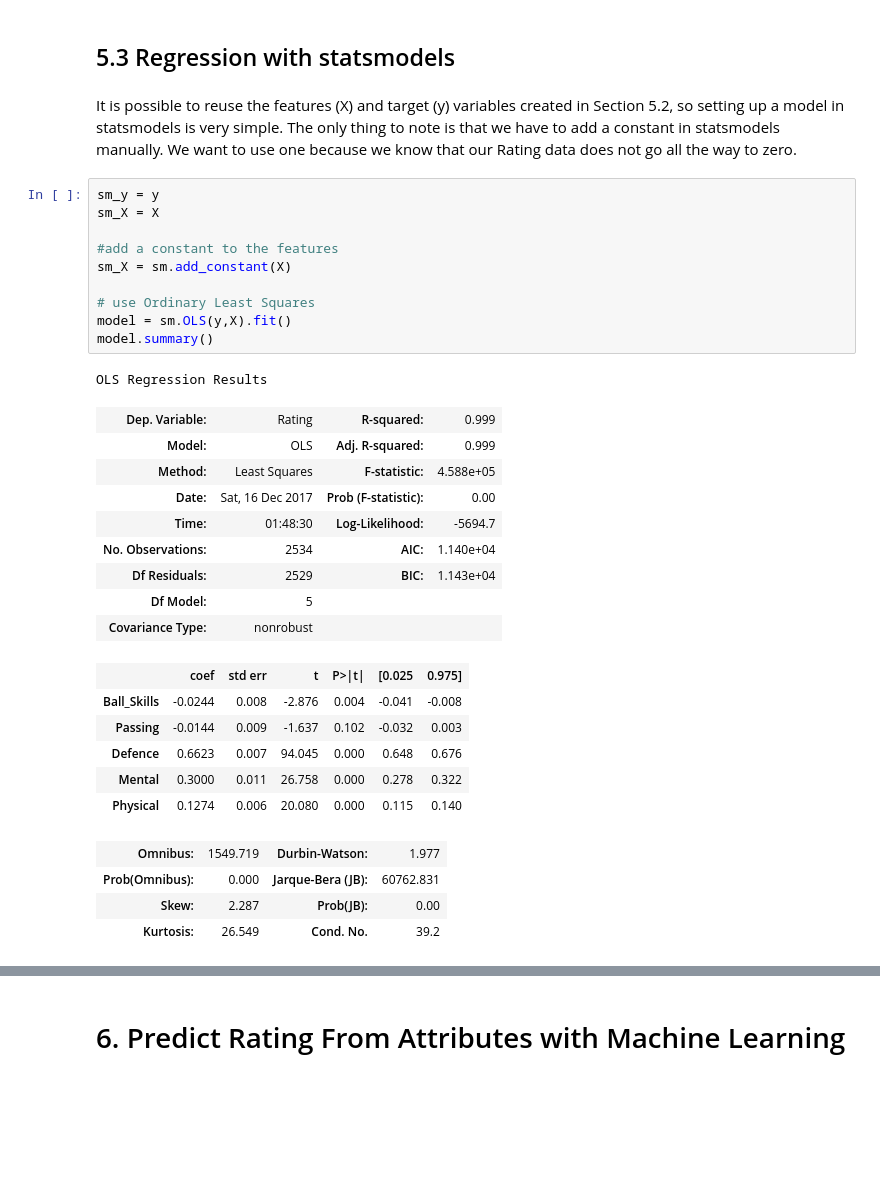
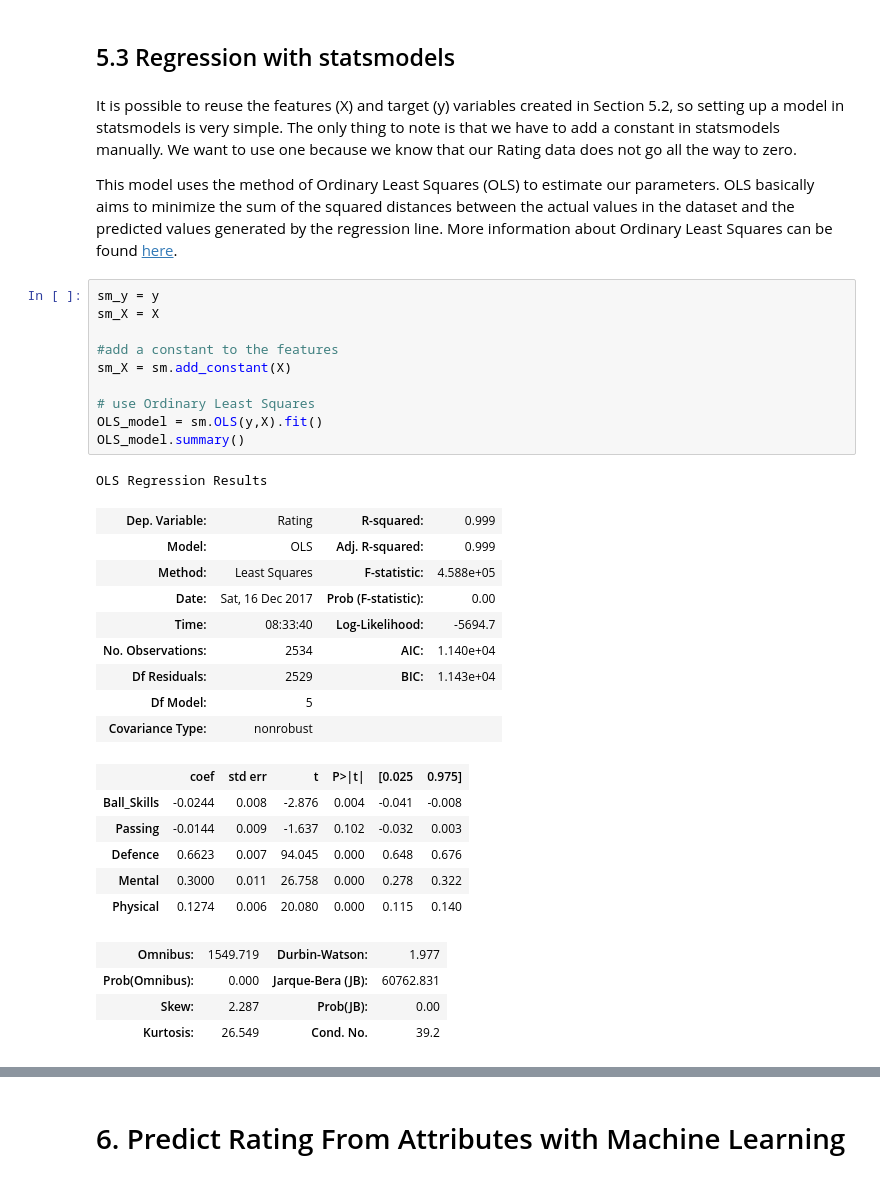
Before and after one commit to JamesHuang22/fifa, a Jupyter notebook: fifa_nb.ipynb, the cells around one changed output, grey strips where cells are left out. Saved outputs shown, nothing was run; the diff lists cells and outputs as text; blank space fills up the shorter version.

```diff
--- a/fifa_nb.ipynb
+++ b/fifa_nb.ipynb
@@ -534,23 +545,25 @@ To find out which attributes actually have a meaningful impact (and to test the
 ## 5.3 Regression with statsmodels
 # %% [markdown]
 It is possible to reuse the features (X) and target (y) variables created in Section 5.2, so setting up a model in statsmodels is very simple.  The only thing to note is that we have to add a constant in statsmodels manually.  We want to use one because we know that our Rating data does not go all the way to zero.
+
+This model uses the method of Ordinary Least Squares (OLS) to estimate our parameters.  OLS basically aims to minimize the sum of the squared distances between the actual values in the dataset and the predicted values generated by the regression line.  More information about Ordinary Least Squares can be found [here](https://en.wikipedia.org/wiki/Ordinary_least_squares).
 # %%
 sm_y = y
 sm_X = X
 
 #add a constant to the features
 sm_X = sm.add_constant(X)
 
 # use Ordinary Least Squares
-model = sm.OLS(y,X).fit()
-model.summary()
+OLS_model = sm.OLS(y,X).fit()
+OLS_model.summary()
 # %% [output]
 OLS Regression Results
 | Dep. Variable: | Rating | R-squared: | 0.999 |
 | Model: | OLS | Adj. R-squared: | 0.999 |
 | Method: | Least Squares | F-statistic: | 4.588e+05 |
 | Date: | Sat, 16 Dec 2017 | Prob (F-statistic): | 0.00 |
-| Time: | 01:48:30 | Log-Likelihood: | -5694.7 |
+| Time: | 08:33:40 | Log-Likelihood: | -5694.7 |
 | No. Observations: | 2534 | AIC: | 1.140e+04 |
 | Df Residuals: | 2529 | BIC: | 1.143e+04 |
 | Df Model: | 5 |  |  |
```
Also changed, not shown: parts of 61 cells of this notebook.
